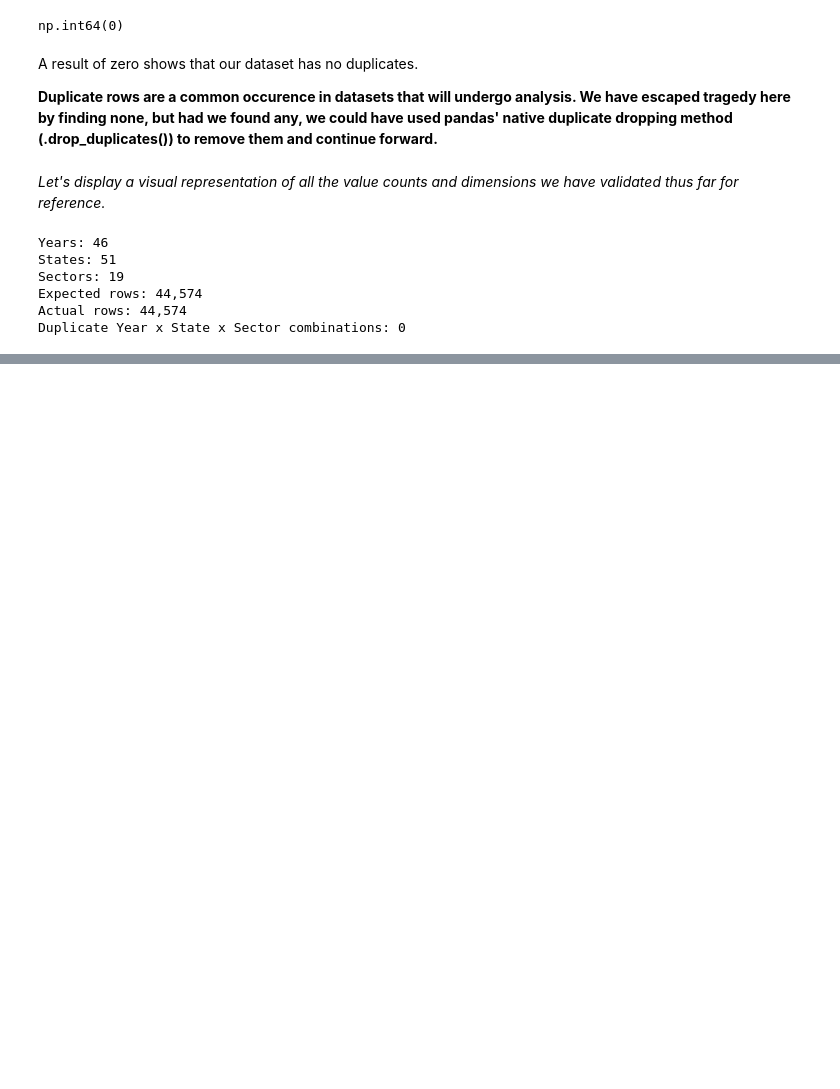
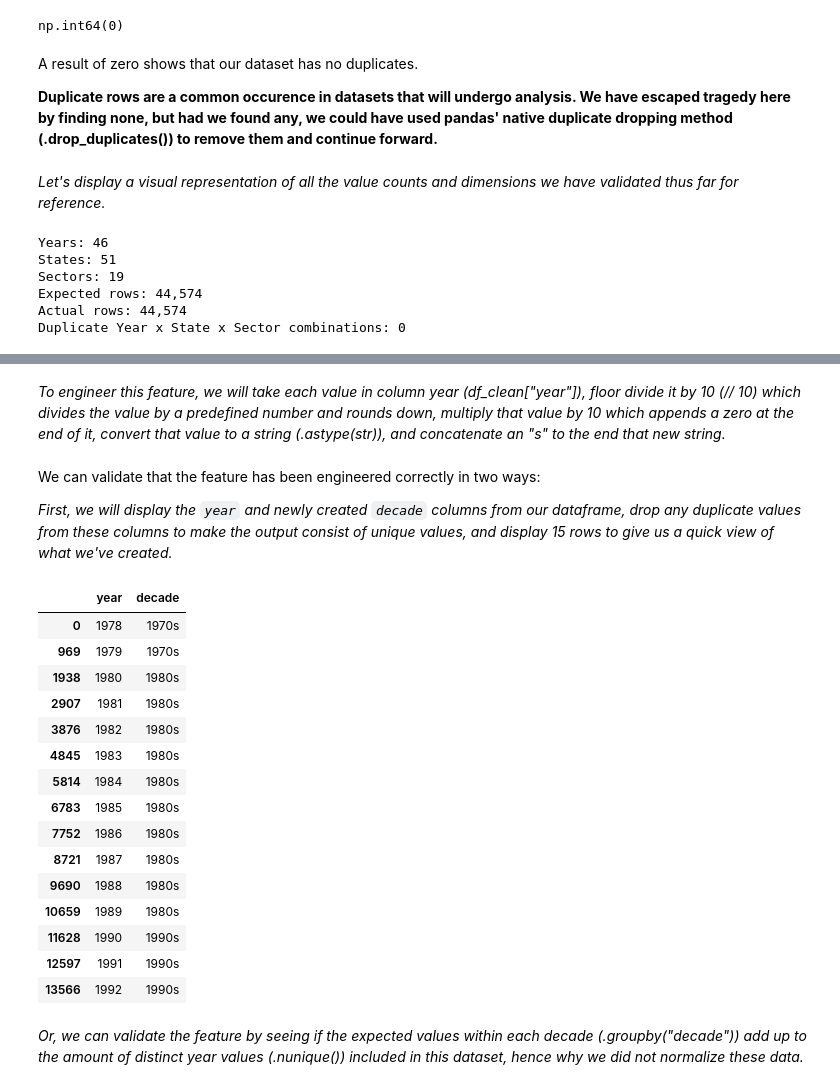
Before and after one commit to bcrawford89/Portfolio-An-Exploratory-Analysis-of-Business-Dynamics, a Jupyter notebook: US_Business_Dynamics_EDA.ipynb, the cells around one changed output, grey strips where cells are left out. Drawn from its saved outputs; the diff is of its cells as text; code cells hidden in the pictures; blank space fills up the shorter version.

Commit message:
Complete data cleaning, add feature engineering; clean up markdown consistency

```diff
--- a/US_Business_Dynamics_EDA.ipynb
+++ b/US_Business_Dynamics_EDA.ipynb
@@ -431,0 +644,29 @@ Duplicate Year x State x Sector combinations: 0
+# %% [markdown]
+_To engineer this feature, we will take each value in column year (df_clean["year"]), floor divide it by 10 (// 10) which divides the value by a predefined number and rounds down, multiply that value by 10 which appends a zero at the end of it, convert that value to a string (.astype(str)), and concatenate an "s" to the end that new string._
+# %%
+df_clean["decade"] = ((df_clean["year"] // 10) * 10).astype(str) + "s"
+# %% [markdown]
+We can validate that the feature has been engineered correctly in two ways:
+
+_First, we will display the `year` and newly created `decade` columns from our dataframe, drop any duplicate values from these columns to make the output consist of unique values, and display 15 rows to give us a quick view of what we've created._
+# %%
+df_clean[["year", "decade"]].drop_duplicates().head(15)
+# %% [output]
+|  | year | decade |
+| 0 | 1978 | 1970s |
+| 969 | 1979 | 1970s |
+| 1938 | 1980 | 1980s |
+| 2907 | 1981 | 1980s |
+| 3876 | 1982 | 1980s |
+| 4845 | 1983 | 1980s |
+| 5814 | 1984 | 1980s |
+| 6783 | 1985 | 1980s |
+| 7752 | 1986 | 1980s |
+| 8721 | 1987 | 1980s |
+| 9690 | 1988 | 1980s |
+| 10659 | 1989 | 1980s |
+| 11628 | 1990 | 1990s |
+| 12597 | 1991 | 1990s |
+| 13566 | 1992 | 1990s |
+# %% [markdown]
+_Or, we can validate the feature by seeing if the expected values within each decade (.groupby("decade")) add up to the amount of distinct year values (.nunique()) included in this dataset, hence why we did not normalize these data._
```
Also changed, not shown: parts of 29 cells of this notebook.
